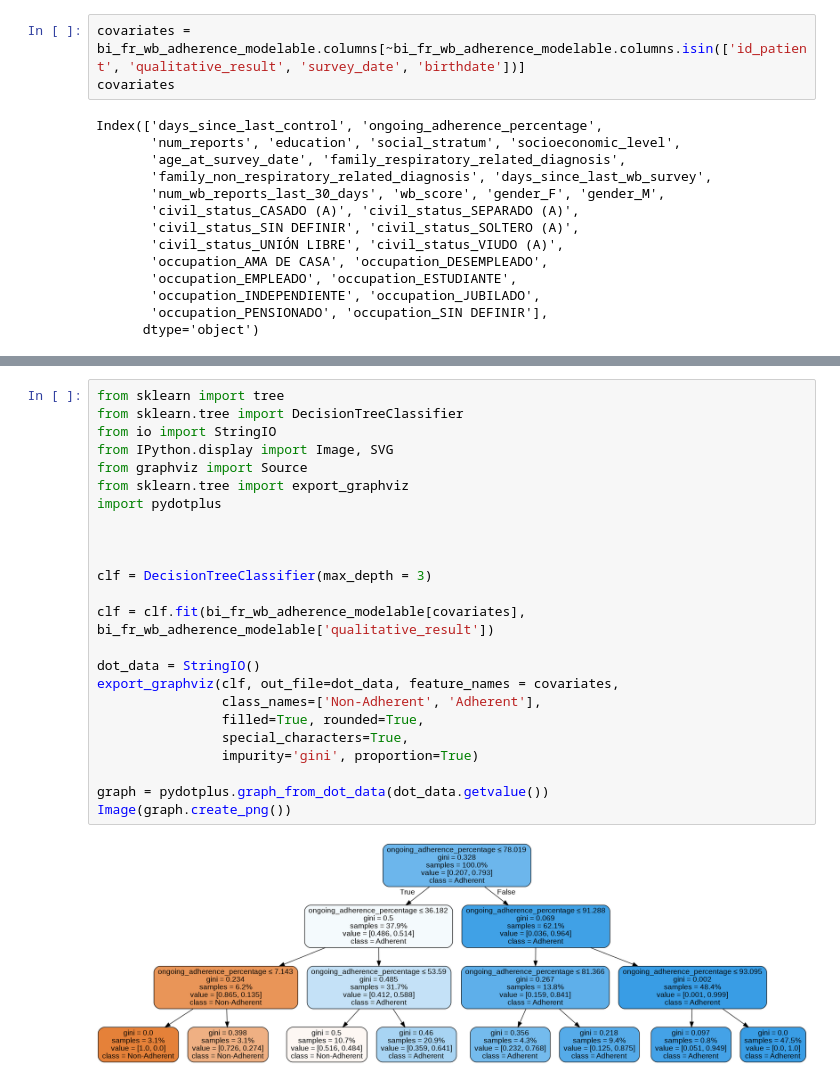
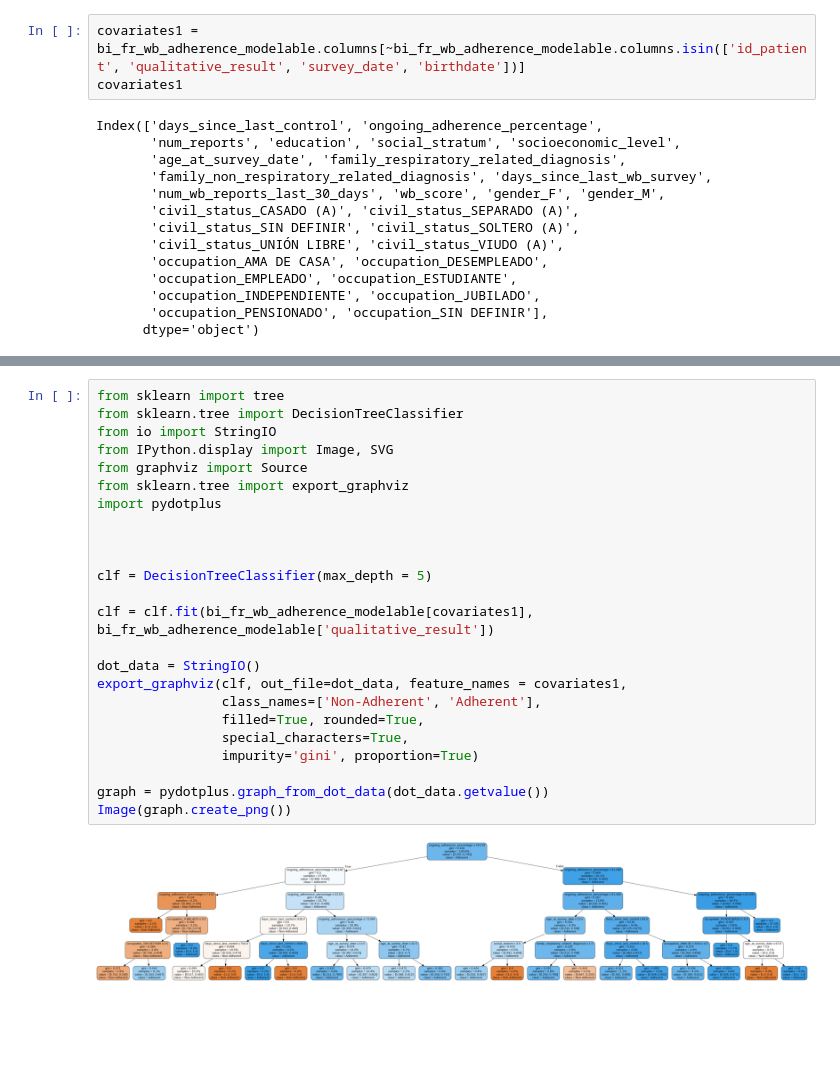
Before and after one commit to DS4A-T22/model, a Jupyter notebook: Model-HumanisticData.ipynb, the cells around one changed output, grey strips where cells are left out. Drawn from its saved outputs; the diff is of its cells as text; blank space fills up the shorter version.

```diff
--- a/Model-HumanisticData.ipynb
+++ b/Model-HumanisticData.ipynb
@@ -282,6 +284,6 @@ Text(0.5,1,'Correlation Matrix')
 # %%
-covariates = bi_fr_wb_adherence_modelable.columns[~bi_fr_wb_adherence_modelable.columns.isin(['id_patient', 'qualitative_result', 'survey_date', 'birthdate'])]
-covariates
+covariates1 = bi_fr_wb_adherence_modelable.columns[~bi_fr_wb_adherence_modelable.columns.isin(['id_patient', 'qualitative_result', 'survey_date', 'birthdate'])]
+covariates1
 # %% [output]
 Index(['days_since_last_control', 'ongoing_adherence_percentage',
        'num_reports', 'education', 'social_stratum', 'socioeconomic_level',
@@ -319,29 +321,29 @@ memory usage: 642.2 KB
 # %%
 from sklearn import tree
 from sklearn.tree import DecisionTreeClassifier
 from io import StringIO
 from IPython.display import Image, SVG
 from graphviz import Source
 from sklearn.tree import export_graphviz
 import pydotplus
 
 
 
-clf = DecisionTreeClassifier(max_depth = 3)
+clf = DecisionTreeClassifier(max_depth = 5)
 
-clf = clf.fit(bi_fr_wb_adherence_modelable[covariates], bi_fr_wb_adherence_modelable['qualitative_result'])
+clf = clf.fit(bi_fr_wb_adherence_modelable[covariates1], bi_fr_wb_adherence_modelable['qualitative_result'])
 
 dot_data = StringIO()
-export_graphviz(clf, out_file=dot_data, feature_names = covariates,
+export_graphviz(clf, out_file=dot_data, feature_names = covariates1,
                 class_names=['Non-Adherent', 'Adherent'],
                 filled=True, rounded=True,
                 special_characters=True,
                 impurity='gini', proportion=True)
 
 graph = pydotplus.graph_from_dot_data(dot_data.getvalue())
 Image(graph.create_png())
 # %% [output]
-[figure, old version]
+[figure, new version]
 # %%
 from sklearn.ensemble import RandomForestClassifier
 from sklearn.metrics import roc_curve, auc, accuracy_score
```
Also changed, not shown: parts of 15 cells of this notebook.
